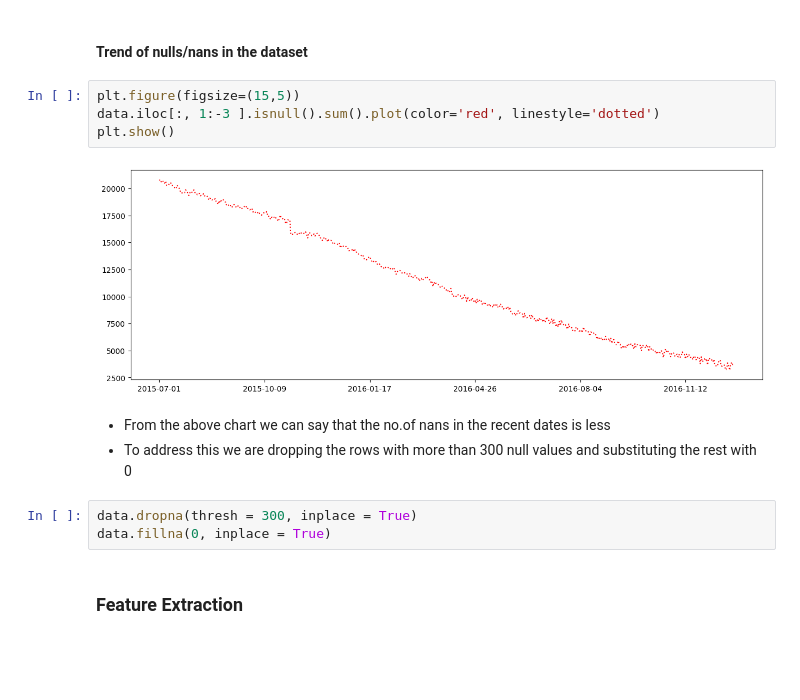
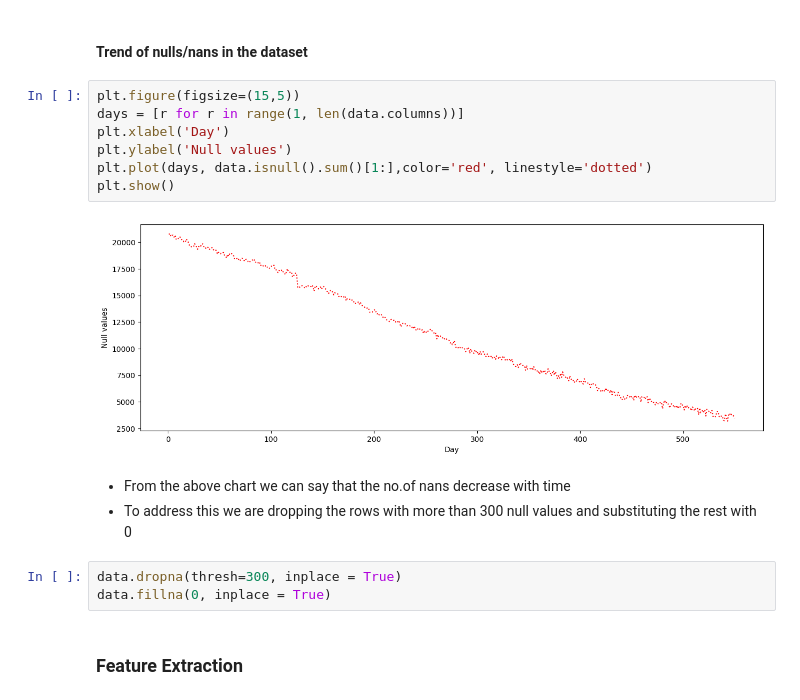
Before and after one commit to Rajath-B-A/DataScience-Projects, a Jupyter notebook: AdEase Time Series/AdEase_Time_Series.ipynb, the cells around one changed output. Saved outputs shown, nothing was run; the diff lists cells and outputs as text; blank space fills up the shorter version.

```diff
--- a/AdEase Time Series/AdEase_Time_Series.ipynb
+++ b/AdEase Time Series/AdEase_Time_Series.ipynb
@@ -117,15 +124,18 @@ Days difference is 549 days, 0:00:00 seconds
 #### Trend of nulls/nans in the dataset
 # %%
 plt.figure(figsize=(15,5))
-data.iloc[:, 1:-3 ].isnull().sum().plot(color='red', linestyle='dotted')
+days = [r for r in range(1, len(data.columns))]
+plt.xlabel('Day')
+plt.ylabel('Null values')
+plt.plot(days, data.isnull().sum()[1:],color='red', linestyle='dotted')
 plt.show()
 # %% [output]
-[figure, old version]
+[figure, new version]
 # %% [markdown]
-* From the above chart we can say that the no.of nans in the recent dates is less
+* From the above chart we can say that the no.of nans decrease with time
 * To address this we are dropping the rows with more than 300 null values and substituting the rest with 0
 # %%
-data.dropna(thresh = 300, inplace = True)
+data.dropna(thresh=300, inplace = True)
 data.fillna(0, inplace = True)
 # %% [markdown]
 ### Feature Extraction
```
Also changed, not shown: parts of 85 cells of this notebook.
